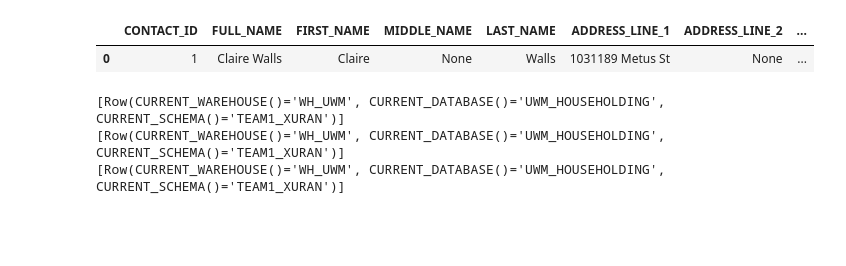
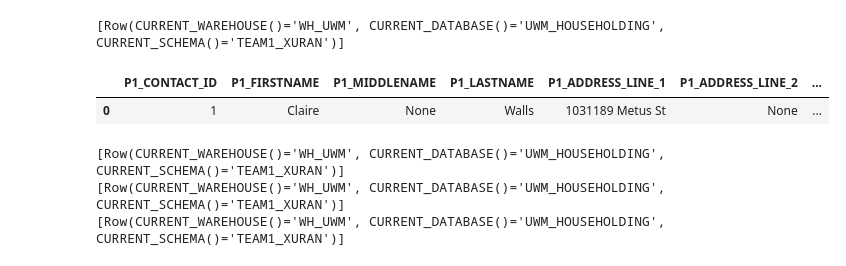
Before and after one commit to AndrewMeyers11/Associated_Badgers, a Jupyter notebook: Models/register.ipynb, the cells around one changed output. Saved outputs shown, nothing was run; the diff lists cells and outputs as text; code cells hidden in the pictures; blank space fills up the shorter version.

```diff
--- a/Models/register.ipynb
+++ b/Models/register.ipynb
@@ -128,11 +151,16 @@ data.tail(1)
 [Row(CURRENT_WAREHOUSE()='WH_UWM', CURRENT_DATABASE()='UWM_HOUSEHOLDING', CURRENT_SCHEMA()='TEAM1_XURAN')]
 |  | CONTACT_ID | FULL_NAME | FIRST_NAME | MIDDLE_NAME | LAST_NAME | ADDRESS_LINE_1 | ADDRESS_LINE_2 | ... |
 | 1001 | 1002 | Xuran Cai | Xuran |  | Cai | W Johnson ST |  | ... |
-# %%
-data.head(1)
-# %% [output]
-|  | CONTACT_ID | FULL_NAME | FIRST_NAME | MIDDLE_NAME | LAST_NAME | ADDRESS_LINE_1 | ADDRESS_LINE_2 | ... |
-| 0 | 1 | Claire Walls | Claire | None | Walls | 1031189 Metus St | None | ... |
+# %%
+session = Session.builder.configs(snowflake_conn_prop).create()
+print(session.sql('select current_warehouse(), current_database(), current_schema()').collect())
+raw = session.table(dest_table_name)
+data=raw.toPandas()
+data.tail(1)
+# %% [output]
+[Row(CURRENT_WAREHOUSE()='WH_UWM', CURRENT_DATABASE()='UWM_HOUSEHOLDING', CURRENT_SCHEMA()='TEAM1_XURAN')]
+|  | P1_CONTACT_ID | P1_FIRSTNAME | P1_MIDDLENAME | P1_LASTNAME | P1_ADDRESS_LINE_1 | P1_ADDRESS_LINE_2 | ... |
+| 0 | 1 | Claire | None | Walls | 1031189 Metus St | None | ... |
 # %%
 register("Xuran","Cai","W Johnson ST","","Madison WI 53715","Madison","WI","53715")
 register("Claire1","Walls","1031189 Metus St","","Eugene MD 22207","Eugene","MD","22207")
```
Also changed, not shown: parts of 10 cells of this notebook.
